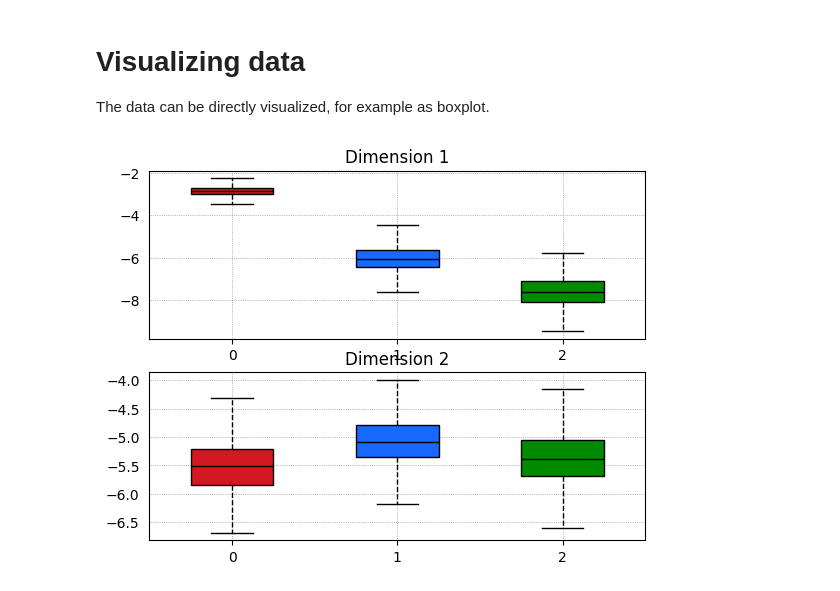
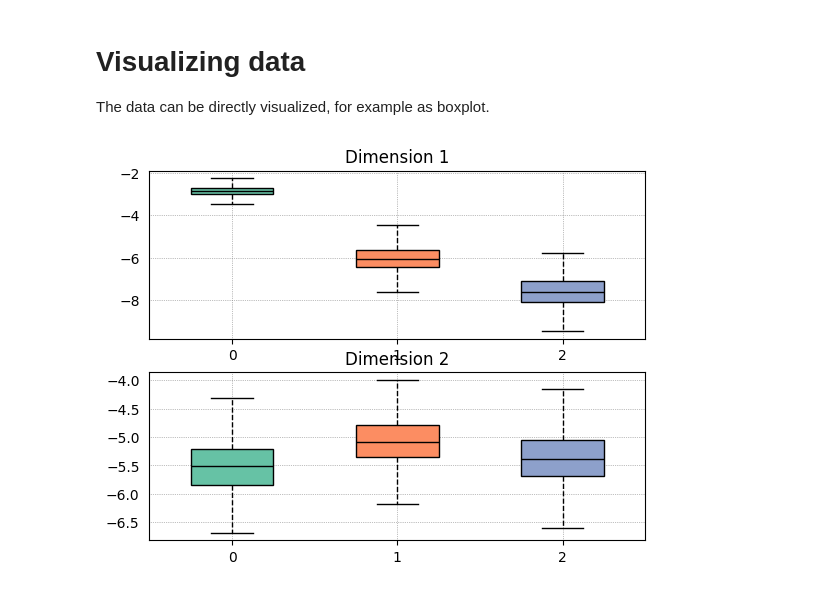
Before and after one commit to UniStuttgart-VISUS/uadapy, a Jupyter notebook: examples/uapca.ipynb, the cells around one changed output. Saved outputs shown, nothing was run; the diff lists cells and outputs as text; code cells hidden in the pictures.

```diff
--- a/examples/uapca.ipynb
+++ b/examples/uapca.ipynb
@@ -16,6 +16,6 @@ distribs_lo = uapca(distribs_hi, n_dims=2)
 # Visualizing data
 The data can be directly visualized, for example as boxplot.
 # %%
-fig, axs = plots1D.plot_1d_distribution(distribs_lo, 1000, ['boxplot'], dim_labels=["Dimension 1", "Dimension 2"])
+fig, axs = plots_1d.generate_multidim_boxplot(distribs_lo, 1000, dim_labels=["Dimension 1", "Dimension 2"])
 # %% [output]
-[figure, old version]
+[figure, new version]
```
Also changed, not shown: parts of 1 cell of this notebook, 12 other files.
